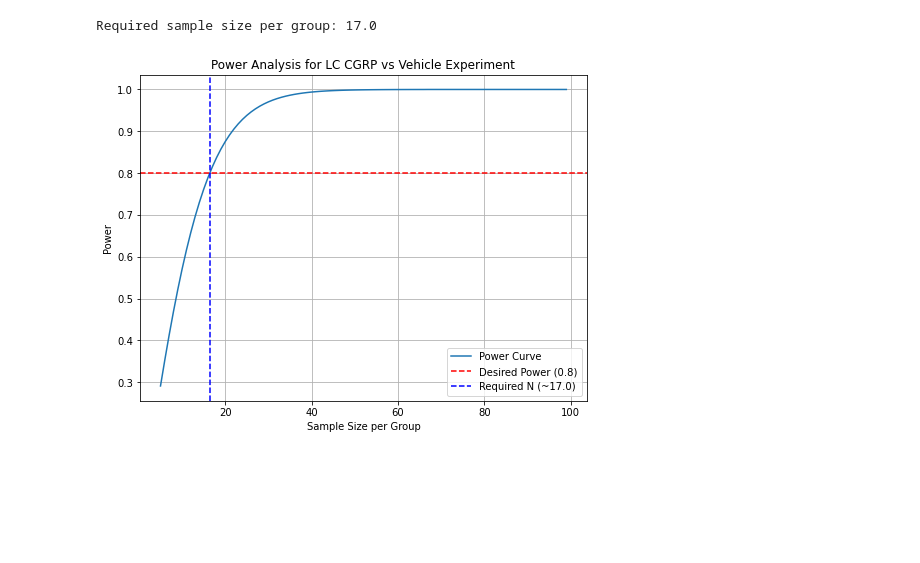
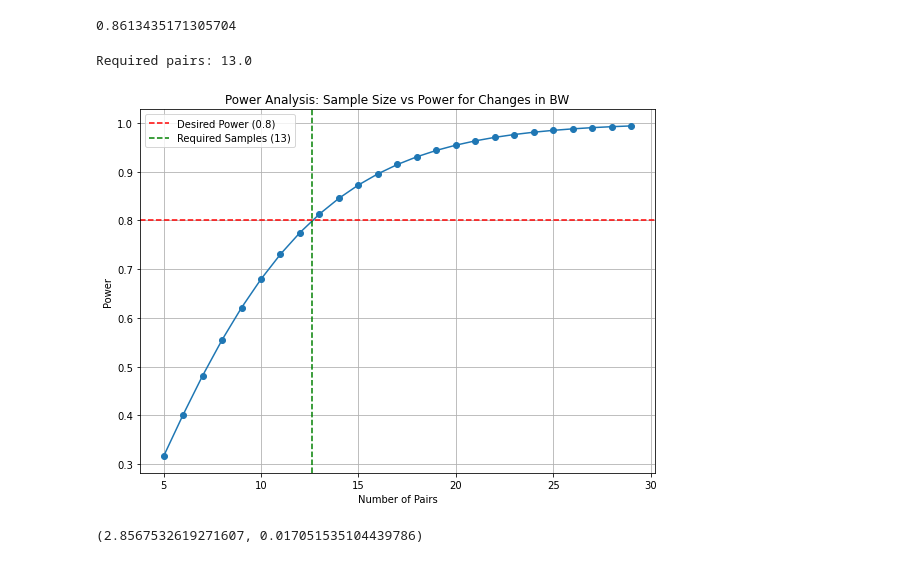
Before and after one commit to ieggamdd/NGG6050, a Jupyter notebook: Presentation 2 Code.ipynb, the cells around one changed output. Cells and saved outputs as stored; diff of their text form; code cells hidden in the pictures; blank space fills up the shorter version.

```diff
--- a/Presentation 2 Code.ipynb
+++ b/Presentation 2 Code.ipynb
@@ -39,38 +23,45 @@ mean_veh, mean_cgrp, pooled_std, cohens_d
+# %%
+cohens_d = np.mean(diff_values)/np.std(diff_values, ddof=1)
+cohens_d
+# %% [output]
+0.8613435171305704
 # %%
-# power anaylsis for 24hr BW
-
 # Parameters for the power analysis
-effect_size = 1.01  # Cohen's d, can adjust based on expected effect size
+effect_size = cohens_d  # Cohen's d, can adjust based on expected effect size
 alpha = 0.05  # Significance level
 power = 0.8  # Desired power (1 - beta)
-ratio = 1.0  # Ratio of sample sizes between the two groups (e.g., 1:1)
 
-# Initialize the power analysis object
-analysis = TTestIndPower()
-
+power_analysis = TTestPower()
 # Calculate the required sample size
-sample_size = analysis.solve_power(effect_size=effect_size, alpha=alpha, power=power, ratio=ratio)
-
+required_sample_size = power_analysis.solve_power(effect_size=effect_size, alpha=alpha, power=power, alternative = 'two-sided')
 # Print the result
-print(f"Required sample size per group: {np.ceil(sample_size)}")
-
-# Optional: Plot the relationship between sample size and power
-import matplotlib.pyplot as plt
-
-sample_sizes = np.arange(5, 100, 1)  # Range of sample sizes to evaluate
-powers = analysis.power(effect_size=effect_size, nobs1=sample_sizes, alpha=alpha, ratio=ratio)
-
-plt.figure(figsize=(8, 6))
-plt.plot(sample_sizes, powers, label="Power Curve")
-plt.axhline(y=power, color='red', linestyle='--', label="Desired Power (0.8)")
-plt.axvline(x=sample_size, color='blue', linestyle='--', label=f"Required N (~{np.ceil(sample_size)})")
-plt.xlabel('Sample Size per Group')
-plt.ylabel('Power')
-plt.title('Power Analysis for LC CGRP vs Vehicle Experiment')
-plt.legend()
-plt.grid()
-plt.show()
+print(f"Required pairs: {np.ceil(required_sample_size)}")
 # %% [output]
-Required sample size per group: 17.0
+Required pairs: 13.0
-[figure, removed]
+# %%
+# Range of sample sizes for plotting
+sample_sizes = np.arange(5, 30, 1)
+powers = power_analysis.power(effect_size=cohens_d, nobs=sample_sizes, alpha=alpha, alternative='two-sided')
+
+# Plotting
+plt.figure(figsize=(8, 6))
+plt.plot(sample_sizes, powers, marker='o')
+plt.axhline(y=power, color='r', linestyle='--', label='Desired Power (0.8)')
+plt.axvline(x=required_sample_size, color='g', linestyle='--', label=f'Required Samples ({int(np.ceil(required_sample_size))})')
+plt.title('Power Analysis: Sample Size vs Power for Changes in BW')
+plt.xlabel('Number of Pairs')
+plt.ylabel('Power')
+plt.grid(True)
+plt.legend()
+plt.tight_layout()
+plt.show()
+# %% [output]
+[figure, added]
+# %%
+# Perform paired t-test
+t_stat, p_value = ttest_rel(veh_values, cgrp_values)
+t_stat, p_value
+# confirming getting the same result as prism
+# %% [output]
+(2.8567532619271607, 0.017051535104439786)
 # %%
```
Also changed, not shown: parts of 10 cells of this notebook.
